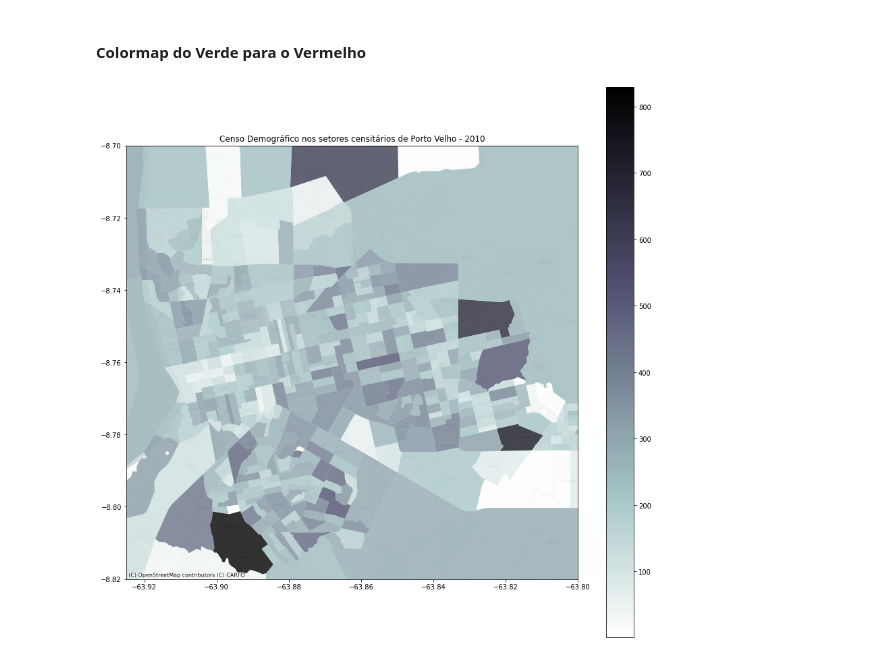
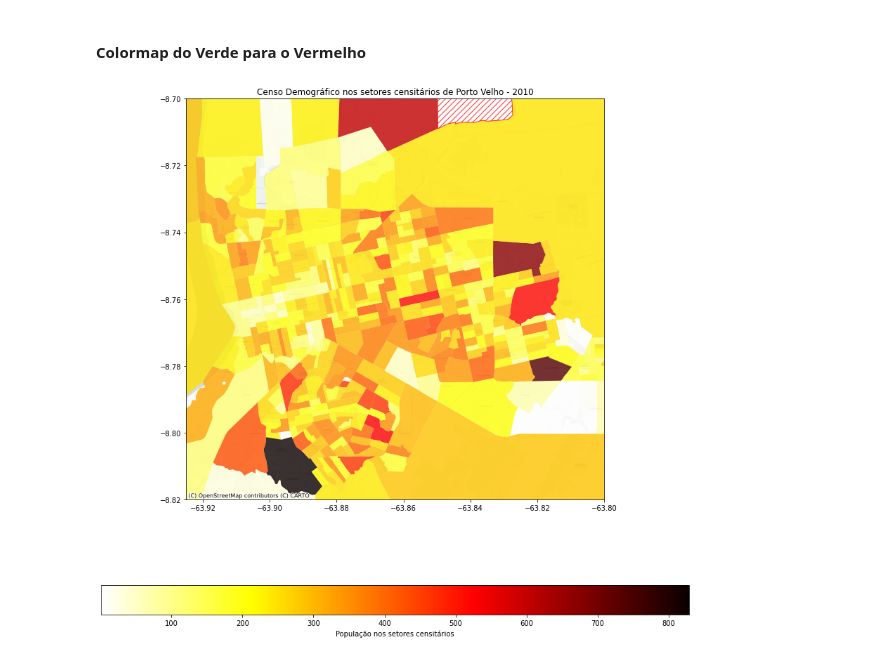
Before and after one commit to gabriel-russo/pygeo-notebooks, a Jupyter notebook: densidade_populacional.ipynb, the cells around one changed output. Drawn from its saved outputs; the diff is of its cells as text; code cells hidden in the pictures.

Commit message:
Melhorado o plot e estatisticas

```diff
--- a/densidade_populacional.ipynb
+++ b/densidade_populacional.ipynb
@@ -123,19 +126,21 @@ import matplotlib.pyplot as plt
 # %%
 fig, ax = plt.subplots(figsize=(15, 15))
 
 setor_censitario_censo_pvh.plot(ax=ax,
                                 column='Populacao',
                                 vmin=setor_censitario_censo_pvh.Populacao.min(),
                                 vmax=setor_censitario_censo_pvh.Populacao.max(),
-                                cmap='bone_r',
+                                cmap='hot_r',
                                 legend=True,
-                                missing_kwds={'color': 'white'},
+                                legend_kwds={'label': "População nos setores censitários", 'orientation': "horizontal"},
+                                missing_kwds={'color': 'white', "hatch": "///", "edgecolor": "red", "label": "Sem dados"},
                                 alpha=0.8
                                 )
+
 plt.xlim(-63.925, -63.8)
 plt.ylim(-8.820, -8.7)
 plt.title('Censo Demográfico nos setores censitários de Porto Velho - 2010')
 
 cx.add_basemap(ax=ax, crs=setor_censitario_censo_pvh.crs, zoom=15, source=cx.providers.CartoDB.Positron)
 # %% [output]
-[figure, old version]
+[figure, new version]
```
Also changed, not shown: parts of 5 cells of this notebook.
